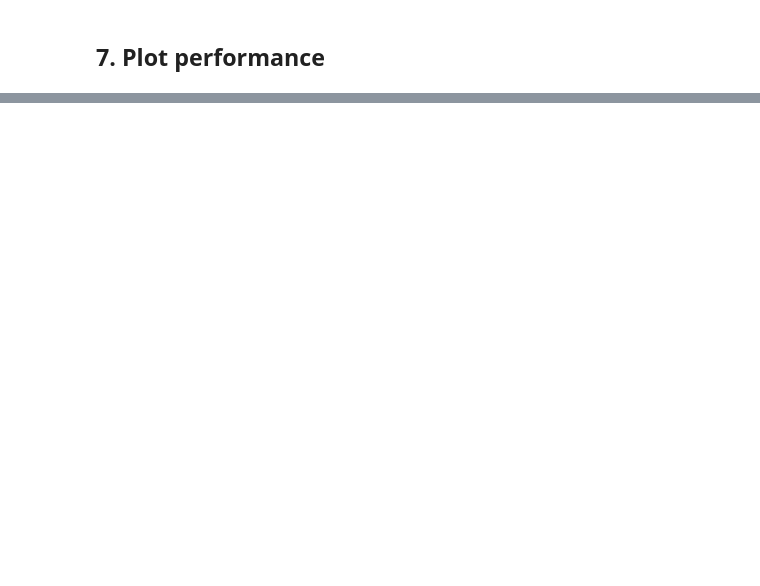
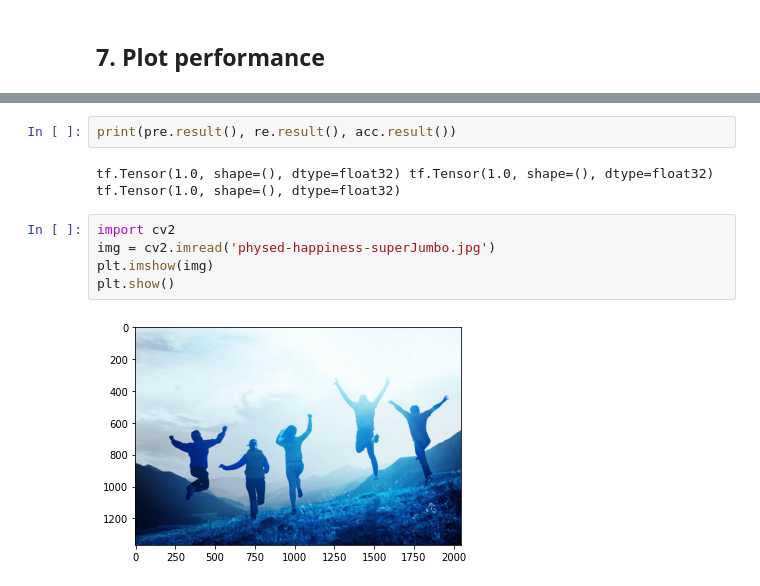
Before and after one commit to denotevn/Deep-Learing-with-Tensorflow-and-Keras, a Jupyter notebook: Deep NN Image Classifier/main.ipynb, the cells around one changed output, grey strips where cells are left out. Saved outputs shown, nothing was run; the diff lists cells and outputs as text; blank space fills up the shorter version.

```diff
--- a/Deep NN Image Classifier/main.ipynb
+++ b/Deep NN Image Classifier/main.ipynb
@@ -226,0 +278,11 @@ plt.show()
+# %%
+print(pre.result(), re.result(), acc.result())
+# %% [output]
+tf.Tensor(1.0, shape=(), dtype=float32) tf.Tensor(1.0, shape=(), dtype=float32) tf.Tensor(1.0, shape=(), dtype=float32)
+# %%
+import cv2
+img = cv2.imread('physed-happiness-superJumbo.jpg')
+plt.imshow(img)
+plt.show()
+# %% [output]
+[figure, added]
```
Also changed, not shown: parts of 15 cells of this notebook, 2 other files.
